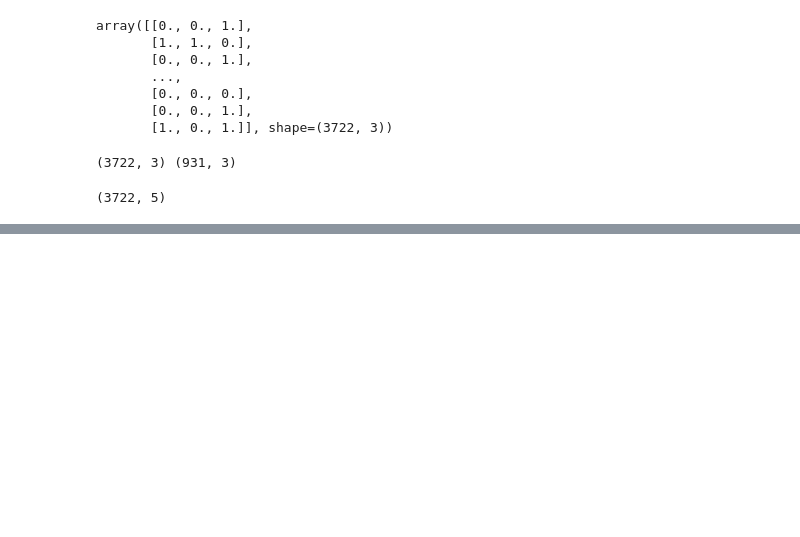
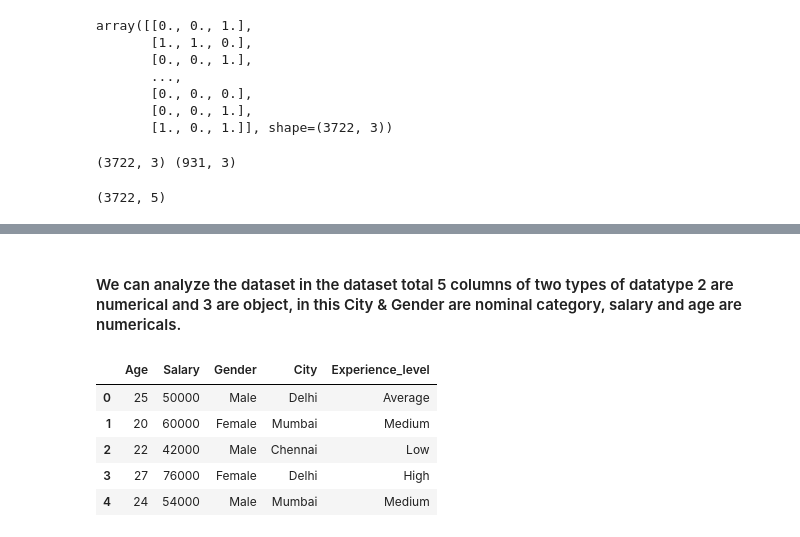
Before and after one commit to Shekhar7017/EDA, a Jupyter notebook: FeatureEngineering.ipynb, the cells around one changed output, grey strips where cells are left out. Saved outputs shown, nothing was run; the diff lists cells and outputs as text; code cells hidden in the pictures; blank space fills up the shorter version.

```diff
--- a/FeatureEngineering.ipynb
+++ b/FeatureEngineering.ipynb
@@ -338,0 +426,4 @@ np.hstack((X_train[['Age','JoiningYear']].values,X_train_new)).shape
+# %%
+# Import the Sample Data
+df = pd.read_csv('sample.csv')
+print("Dataset Loaded Successfully")
@@ -338,0 +447,11 @@ np.hstack((X_train[['Age','JoiningYear']].values,X_train_new)).shape
+# %% [markdown]
+#### We can analyze the dataset in the dataset total 5 columns of two types of datatype 2 are numerical and 3 are object, in this City & Gender are nominal category, salary and age are numericals.
+# %%
+df.head()
+# %% [output]
+|  | Age | Salary | Gender | City | Experience_level |
+| 0 | 25 | 50000 | Male | Delhi | Average |
+| 1 | 20 | 60000 | Female | Mumbai | Medium |
+| 2 | 22 | 42000 | Male | Chennai | Low |
+| 3 | 27 | 76000 | Female | Delhi | High |
+| 4 | 24 | 54000 | Male | Mumbai | Medium |
```
Also changed, not shown: parts of 28 cells of this notebook, 1 other file.
